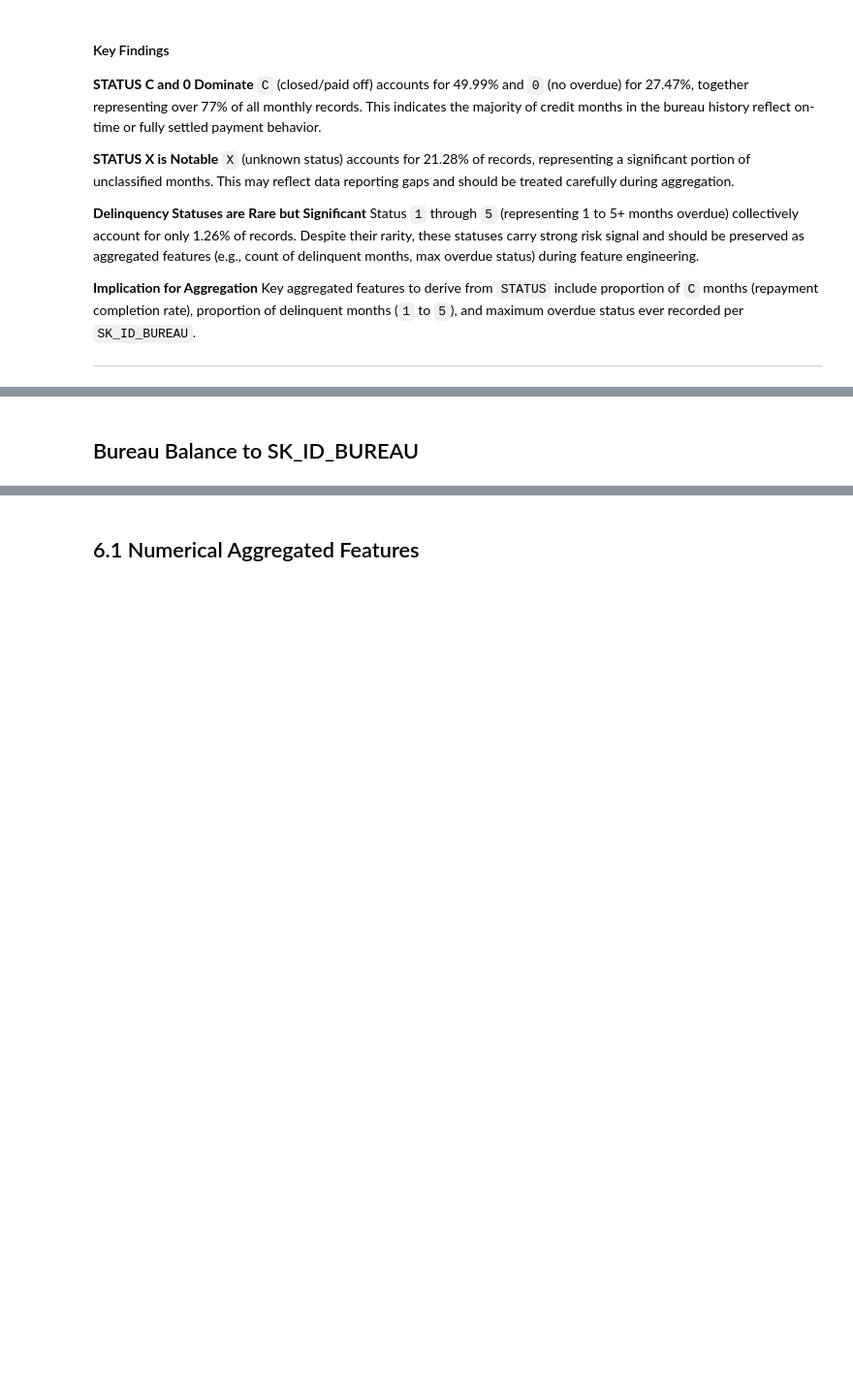
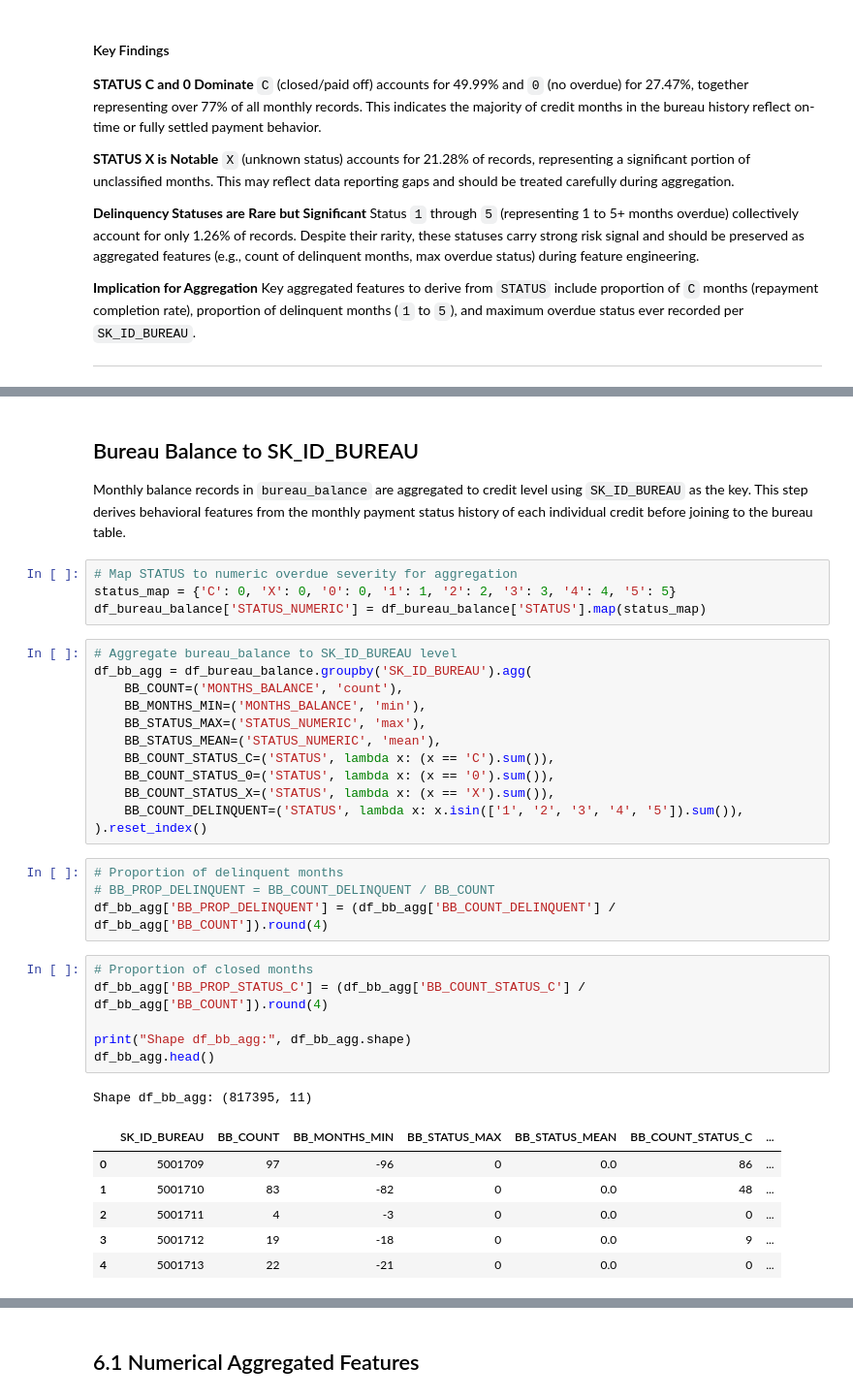
Before and after one commit to oknardo/Home_Credit_Scorecard_Model, a Jupyter notebook: EDA_bureau_and_bureau_balance.ipynb, the cells around one changed output, grey strips where cells are left out. Shown at 97% size. Saved outputs shown, nothing was run; the diff lists cells and outputs as text; blank space fills up the shorter version.

```diff
--- a/EDA_bureau_and_bureau_balance.ipynb
+++ b/EDA_bureau_and_bureau_balance.ipynb
@@ -856,4 +862,40 @@ Key aggregated features to derive from `STATUS` include proportion of `C` months
 # %% [markdown]
 ## Bureau Balance to SK_ID_BUREAU
+
+Monthly balance records in `bureau_balance` are aggregated to credit level using `SK_ID_BUREAU` as the key. This step derives behavioral features from the monthly payment status history of each individual credit before joining to the bureau table.
+# %%
+# Map STATUS to numeric overdue severity for aggregation
+status_map = {'C': 0, 'X': 0, '0': 0, '1': 1, '2': 2, '3': 3, '4': 4, '5': 5}
+df_bureau_balance['STATUS_NUMERIC'] = df_bureau_balance['STATUS'].map(status_map)
+# %%
+# Aggregate bureau_balance to SK_ID_BUREAU level
+df_bb_agg = df_bureau_balance.groupby('SK_ID_BUREAU').agg(
+    BB_COUNT=('MONTHS_BALANCE', 'count'),
+    BB_MONTHS_MIN=('MONTHS_BALANCE', 'min'),
+    BB_STATUS_MAX=('STATUS_NUMERIC', 'max'),
+    BB_STATUS_MEAN=('STATUS_NUMERIC', 'mean'),
+    BB_COUNT_STATUS_C=('STATUS', lambda x: (x == 'C').sum()),
+    BB_COUNT_STATUS_0=('STATUS', lambda x: (x == '0').sum()),
+    BB_COUNT_STATUS_X=('STATUS', lambda x: (x == 'X').sum()),
+    BB_COUNT_DELINQUENT=('STATUS', lambda x: x.isin(['1', '2', '3', '4', '5']).sum()),
+).reset_index()
+# %%
+# Proportion of delinquent months
+# BB_PROP_DELINQUENT = BB_COUNT_DELINQUENT / BB_COUNT
+df_bb_agg['BB_PROP_DELINQUENT'] = (df_bb_agg['BB_COUNT_DELINQUENT'] / df_bb_agg['BB_COUNT']).round(4)
+# %%
+# Proportion of closed months
+df_bb_agg['BB_PROP_STATUS_C'] = (df_bb_agg['BB_COUNT_STATUS_C'] / df_bb_agg['BB_COUNT']).round(4)
+
+print("Shape df_bb_agg:", df_bb_agg.shape)
+df_bb_agg.head()
+# %% [output]
+Shape df_bb_agg: (817395, 11)
+|  | SK_ID_BUREAU | BB_COUNT | BB_MONTHS_MIN | BB_STATUS_MAX | BB_STATUS_MEAN | BB_COUNT_STATUS_C | ... |
+| 0 | 5001709 | 97 | -96 | 0 | 0.0 | 86 | ... |
+| 1 | 5001710 | 83 | -82 | 0 | 0.0 | 48 | ... |
+| 2 | 5001711 | 4 | -3 | 0 | 0.0 | 0 | ... |
+| 3 | 5001712 | 19 | -18 | 0 | 0.0 | 9 | ... |
+| 4 | 5001713 | 22 | -21 | 0 | 0.0 | 0 | ... |
 # %% [markdown]
 ## Bureau (+ Bureau Balance) ke SK_ID_CURR
```
Also changed, not shown: parts of 17 cells of this notebook.
